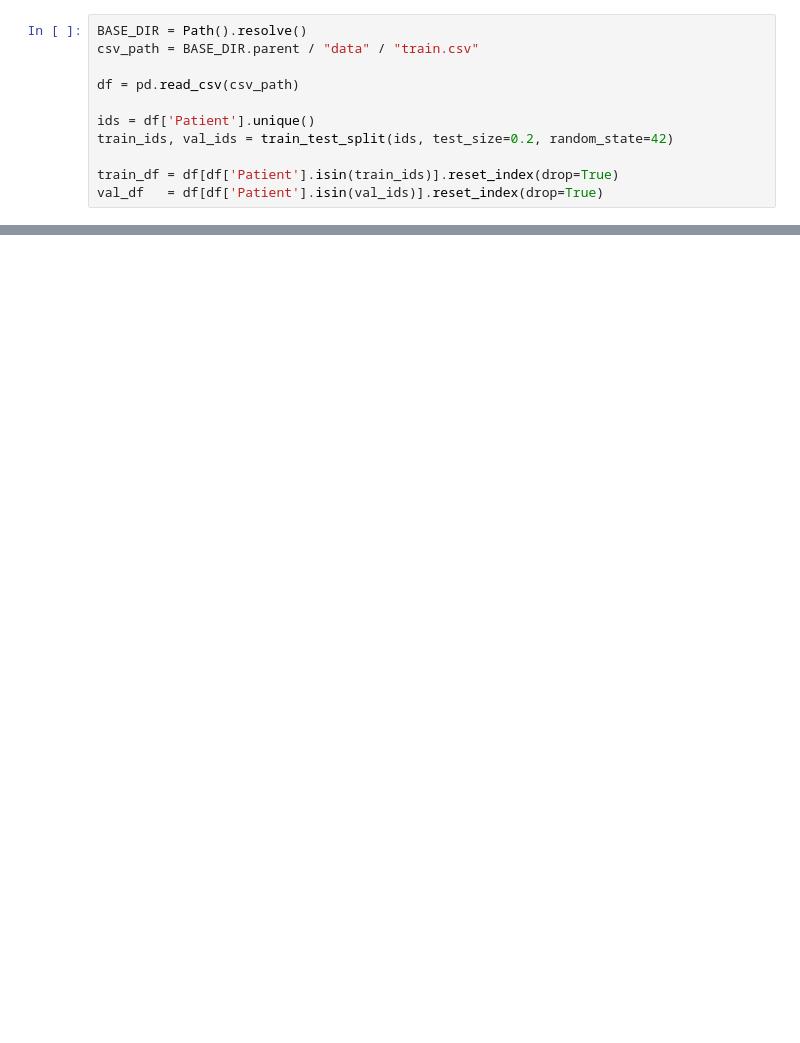
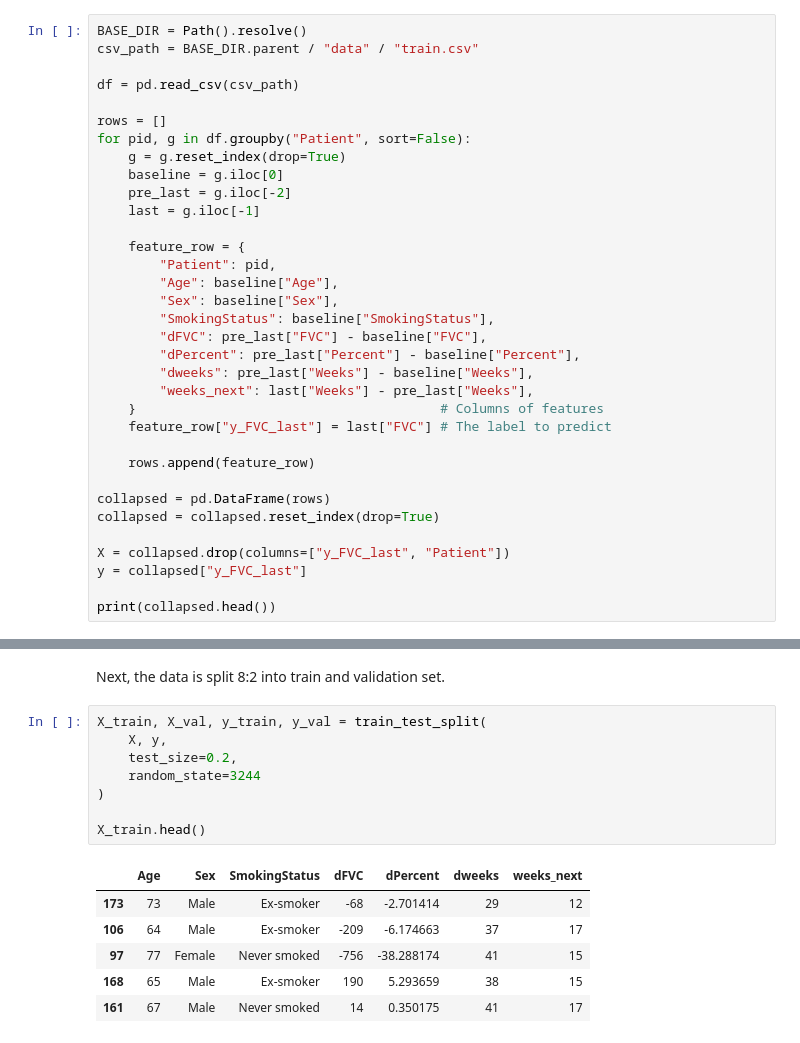
Before and after one commit to unfulw/pulmonary_fibrosis, a Jupyter notebook: Multimodal_probabilistic_model_fusion/baseline.ipynb, the cells around one changed output, grey strips where cells are left out. Drawn from its saved outputs; the diff is of its cells as text; blank space fills up the shorter version.

Commit message:
baseline xgboost model

```diff
--- a/Multimodal_probabilistic_model_fusion/baseline.ipynb
+++ b/Multimodal_probabilistic_model_fusion/baseline.ipynb
@@ -15,8 +23,31 @@ csv_path = BASE_DIR.parent / "data" / "train.csv"
 
 df = pd.read_csv(csv_path)
 
-ids = df['Patient'].unique()
-train_ids, val_ids = train_test_split(ids, test_size=0.2, random_state=42)
+rows = []
+for pid, g in df.groupby("Patient", sort=False):
+    g = g.reset_index(drop=True)
+    baseline = g.iloc[0]
+    pre_last = g.iloc[-2]
+    last = g.iloc[-1]
 
-train_df = df[df['Patient'].isin(train_ids)].reset_index(drop=True)
-val_df   = df[df['Patient'].isin(val_ids)].reset_index(drop=True)
+    feature_row = {
+        "Patient": pid,
+        "Age": baseline["Age"],
+        "Sex": baseline["Sex"],
+        "SmokingStatus": baseline["SmokingStatus"],
+        "dFVC": pre_last["FVC"] - baseline["FVC"],
+        "dPercent": pre_last["Percent"] - baseline["Percent"],
+        "dweeks": pre_last["Weeks"] - baseline["Weeks"],
+        "weeks_next": last["Weeks"] - pre_last["Weeks"],
+    }                                       # Columns of features
+    feature_row["y_FVC_last"] = last["FVC"] # The label to predict
+
+    rows.append(feature_row)
+
+collapsed = pd.DataFrame(rows)
+collapsed = collapsed.reset_index(drop=True)
+
+X = collapsed.drop(columns=["y_FVC_last", "Patient"])
+y = collapsed["y_FVC_last"]
+
+print(collapsed.head())
@@ -22,0 +68,17 @@ val_df   = df[df['Patient'].isin(val_ids)].reset_index(drop=True)
+# %% [markdown]
+Next, the data is split 8:2 into train and validation set.
+# %%
+X_train, X_val, y_train, y_val = train_test_split(
+    X, y,
+    test_size=0.2,
+    random_state=3244
+)
+
+X_train.head()
+# %% [output]
+|  | Age | Sex | SmokingStatus | dFVC | dPercent | dweeks | weeks_next |
+| 173 | 73 | Male | Ex-smoker | -68 | -2.701414 | 29 | 12 |
+| 106 | 64 | Male | Ex-smoker | -209 | -6.174663 | 37 | 17 |
+| 97 | 77 | Female | Never smoked | -756 | -38.288174 | 41 | 15 |
+| 168 | 65 | Male | Ex-smoker | 190 | 5.293659 | 38 | 15 |
+| 161 | 67 | Male | Never smoked | 14 | 0.350175 | 41 | 17 |
```
Also changed, not shown: parts of 12 cells of this notebook.
